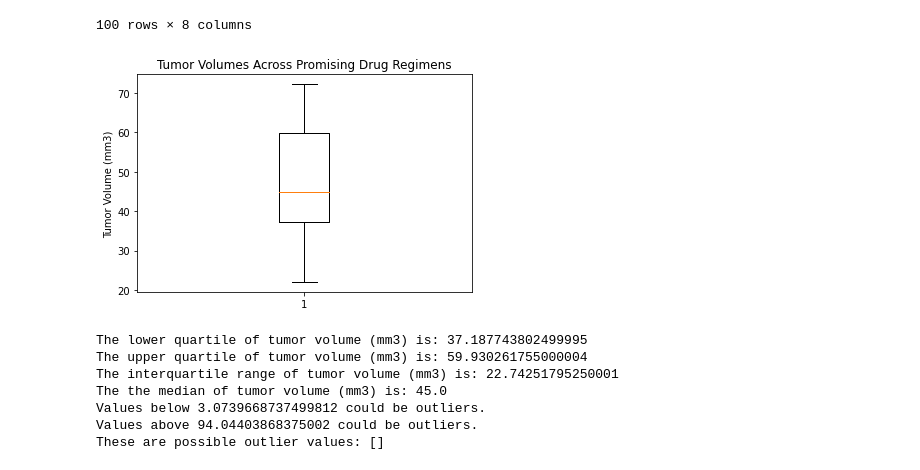
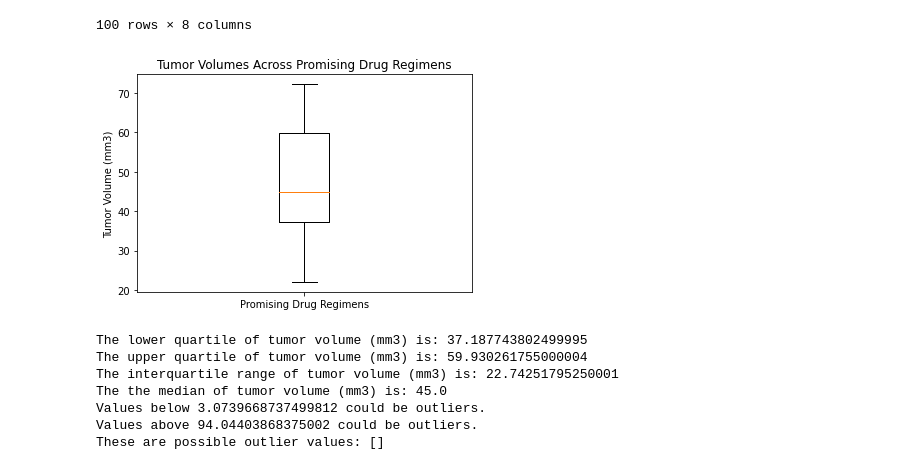
Before and after one commit to meielerol/matplotlib-challenge, a Jupyter notebook: pymaceuticals_starter.ipynb, the cells around one changed output. Saved outputs shown, nothing was run; the diff lists cells and outputs as text; code cells hidden in the pictures.

```diff
--- a/pymaceuticals_starter.ipynb
+++ b/pymaceuticals_starter.ipynb
@@ -306,18 +306,19 @@ def outlier_box_info(boxplotData: pd.DataFrame,lower_bound, upper_bound):
 # %%
 # Put treatments into a list for for loop (and later for plot labels)
 mostPromising = finalTumorsPromising_df['Drug Regimen'].unique()
 
 # Create empty list to fill with tumor vol data (for plotting)
 tumorVol = finalTumorsPromising_df['Tumor Volume (mm3)']
 
 figAll,axAll = plt.subplots()
 axAll.set_title('Tumor Volumes Across Promising Drug Regimens')
 axAll.set_ylabel('Tumor Volume (mm3)')
+# axAll.set_xticklabels(['Promising Drug Regimens'])
 flierprops=dict(marker='o',markerfacecolor='red')
-axAll.boxplot(tumorVol,showfliers=True,flierprops=flierprops)
+axAll.boxplot(tumorVol,showfliers=True,flierprops=flierprops,labels=['Promising Drug Regimens'])
 plt.show()
 # %% [output]
-[figure, old version]
+[figure, new version]
 # %%
 # Calculate the IQR and quantitatively determine if there are any potential outliers.
 quartiles_full, lowerq_full, upperq_full, iqr_full, lower_bound_full, upper_bound_full = quartile_box_info(tumorVol)
```
